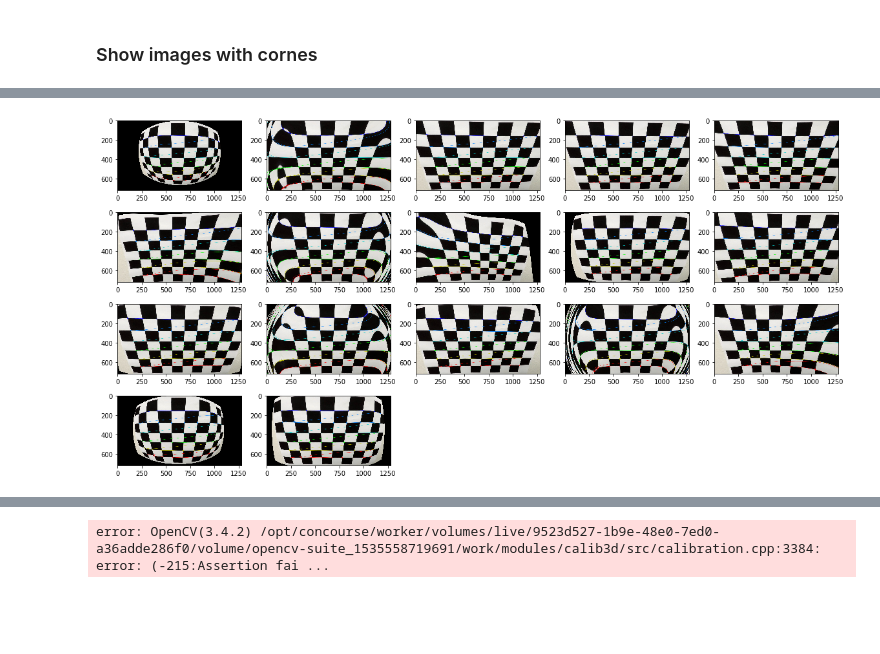
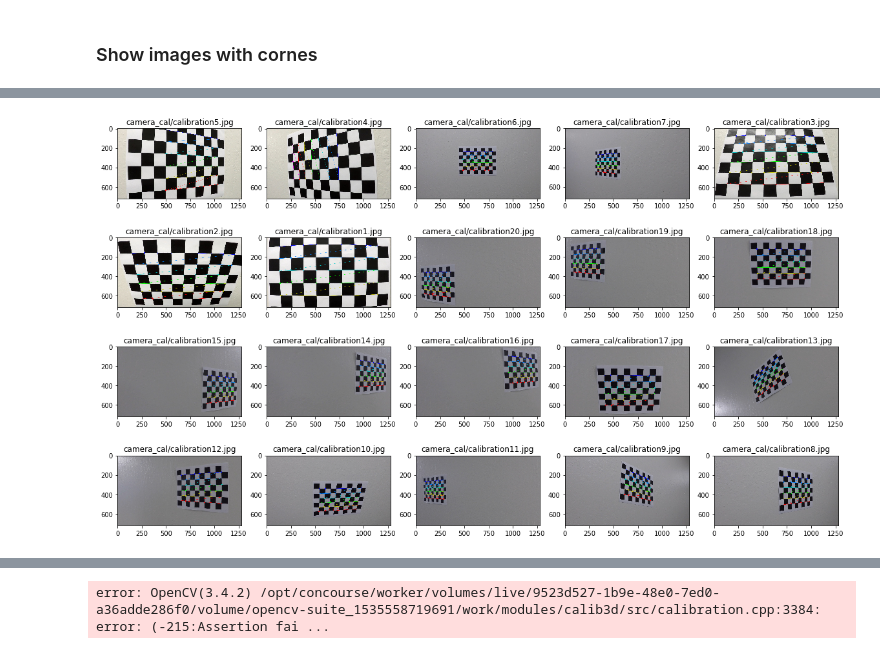
Before and after one commit to andriikushch/CarND-Advanced-Lane-Lines, a Jupyter notebook: P2.ipynb, the cells around one changed output, grey strips where cells are left out. Saved outputs shown, nothing was run; the diff lists cells and outputs as text; code cells hidden in the pictures; blank space fills up the shorter version.

```diff
--- a/P2.ipynb
+++ b/P2.ipynb
@@ -97,9 +163,4 @@ Adding an axes using the same arguments as a previous axes currently reuses the
-# %%
-plt.figure(figsize=(20,10))
-columns = 5
-
-for i,image in enumerate(undistored_images):
-    plt.subplot(len(undistored_images) / columns + 1, columns, i + 1)
-    plt.imshow(image)
-# %% [output]
-[figure, removed]
+# %%
+plot_images_map(images_with_corners)
+# %% [output]
+[figure, added]
```
Also changed, not shown: parts of 10 cells of this notebook.
